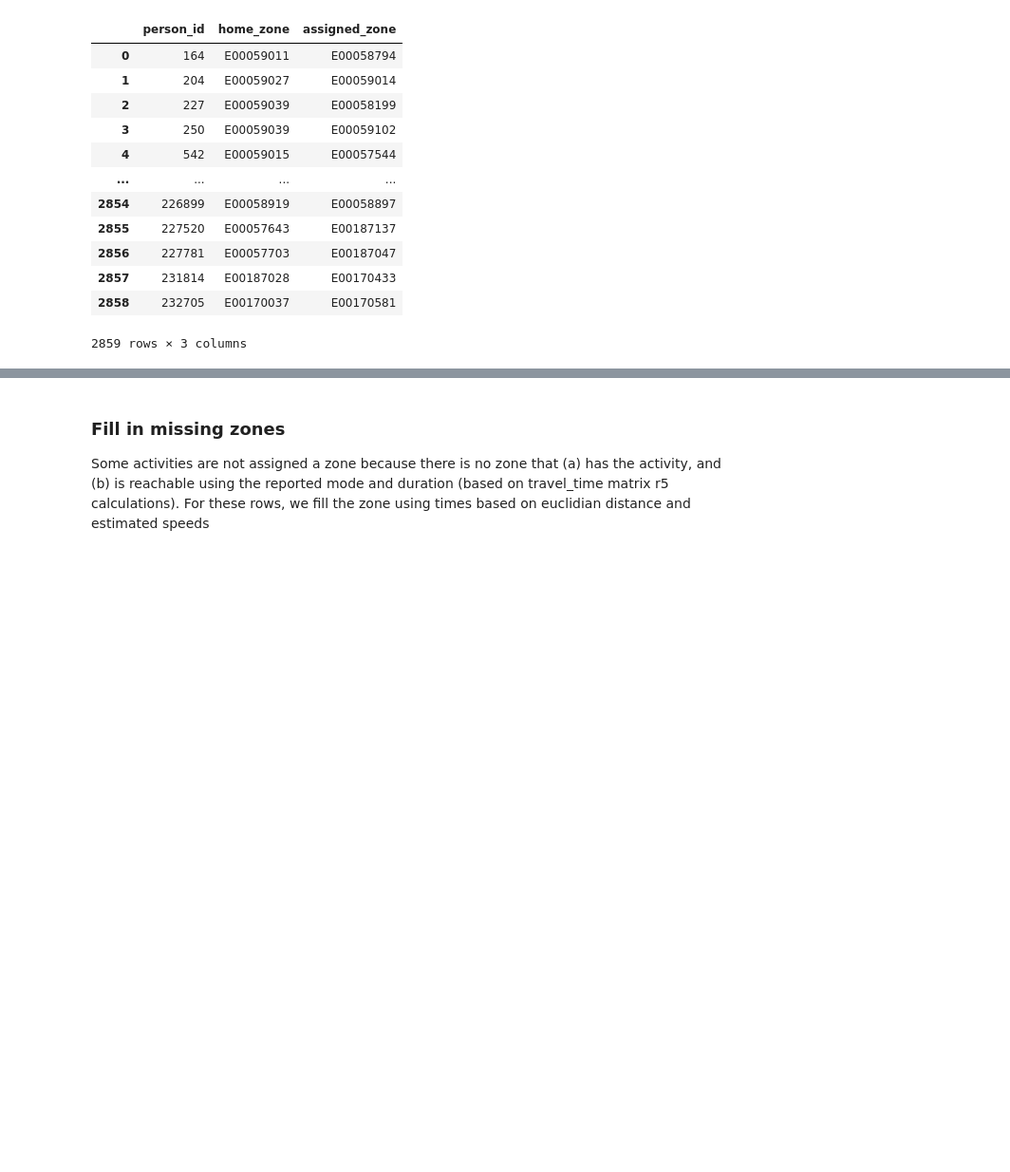
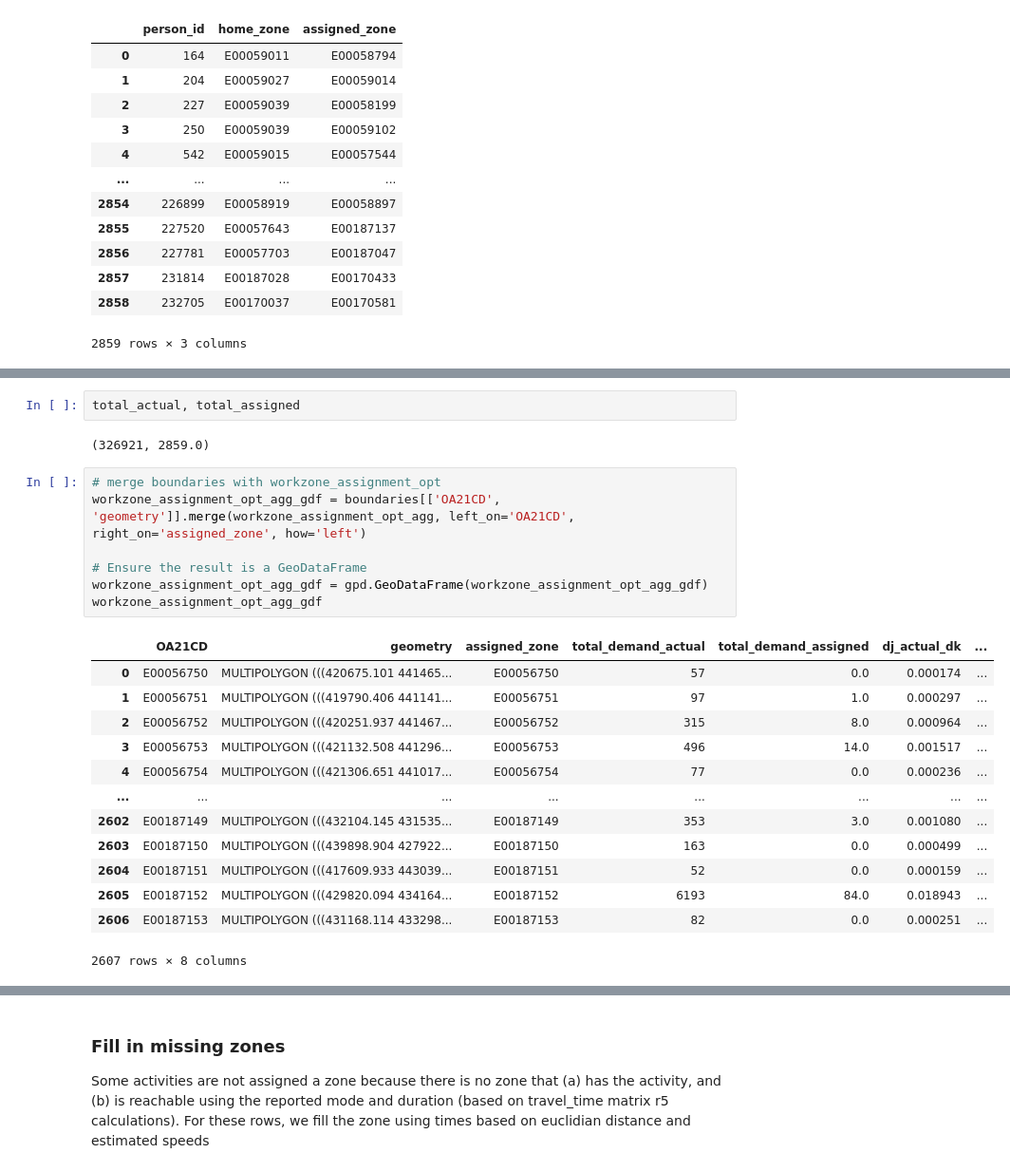
Before and after one commit to Urban-Analytics-Technology-Platform/acbm, a Jupyter notebook: notebooks/4_locations_work.ipynb, the cells around one changed output, grey strips where cells are left out. Shown at 95% size. Cells and saved outputs as stored; diff of their text form; blank space fills up the shorter version.

```diff
--- a/notebooks/4_locations_work.ipynb
+++ b/notebooks/4_locations_work.ipynb
@@ -722,0 +873,25 @@ assignment_opt
+# %%
+total_actual, total_assigned
+# %% [output]
+(326921, 2859.0)
+# %%
+# merge boundaries with workzone_assignment_opt
+workzone_assignment_opt_agg_gdf = boundaries[['OA21CD', 'geometry']].merge(workzone_assignment_opt_agg, left_on='OA21CD', right_on='assigned_zone', how='left')
+
+# Ensure the result is a GeoDataFrame
+workzone_assignment_opt_agg_gdf = gpd.GeoDataFrame(workzone_assignment_opt_agg_gdf)
+workzone_assignment_opt_agg_gdf
+# %% [output]
+|  | OA21CD | geometry | assigned_zone | total_demand_actual | total_demand_assigned | dj_actual_dk | ... |
+| 0 | E00056750 | MULTIPOLYGON (((420675.101 441465... | E00056750 | 57 | 0.0 | 0.000174 | ... |
+| 1 | E00056751 | MULTIPOLYGON (((419790.406 441141... | E00056751 | 97 | 1.0 | 0.000297 | ... |
+| 2 | E00056752 | MULTIPOLYGON (((420251.937 441467... | E00056752 | 315 | 8.0 | 0.000964 | ... |
+| 3 | E00056753 | MULTIPOLYGON (((421132.508 441296... | E00056753 | 496 | 14.0 | 0.001517 | ... |
+| 4 | E00056754 | MULTIPOLYGON (((421306.651 441017... | E00056754 | 77 | 0.0 | 0.000236 | ... |
+| ... | ... | ... | ... | ... | ... | ... | ... |
+| 2602 | E00187149 | MULTIPOLYGON (((432104.145 431535... | E00187149 | 353 | 3.0 | 0.001080 | ... |
+| 2603 | E00187150 | MULTIPOLYGON (((439898.904 427922... | E00187150 | 163 | 0.0 | 0.000499 | ... |
+| 2604 | E00187151 | MULTIPOLYGON (((417609.933 443039... | E00187151 | 52 | 0.0 | 0.000159 | ... |
+| 2605 | E00187152 | MULTIPOLYGON (((429820.094 434164... | E00187152 | 6193 | 84.0 | 0.018943 | ... |
+| 2606 | E00187153 | MULTIPOLYGON (((431168.114 433298... | E00187153 | 82 | 0.0 | 0.000251 | ... |
+2607 rows × 8 columns
```
Also changed, not shown: parts of 21 cells of this notebook, 1 other file.
